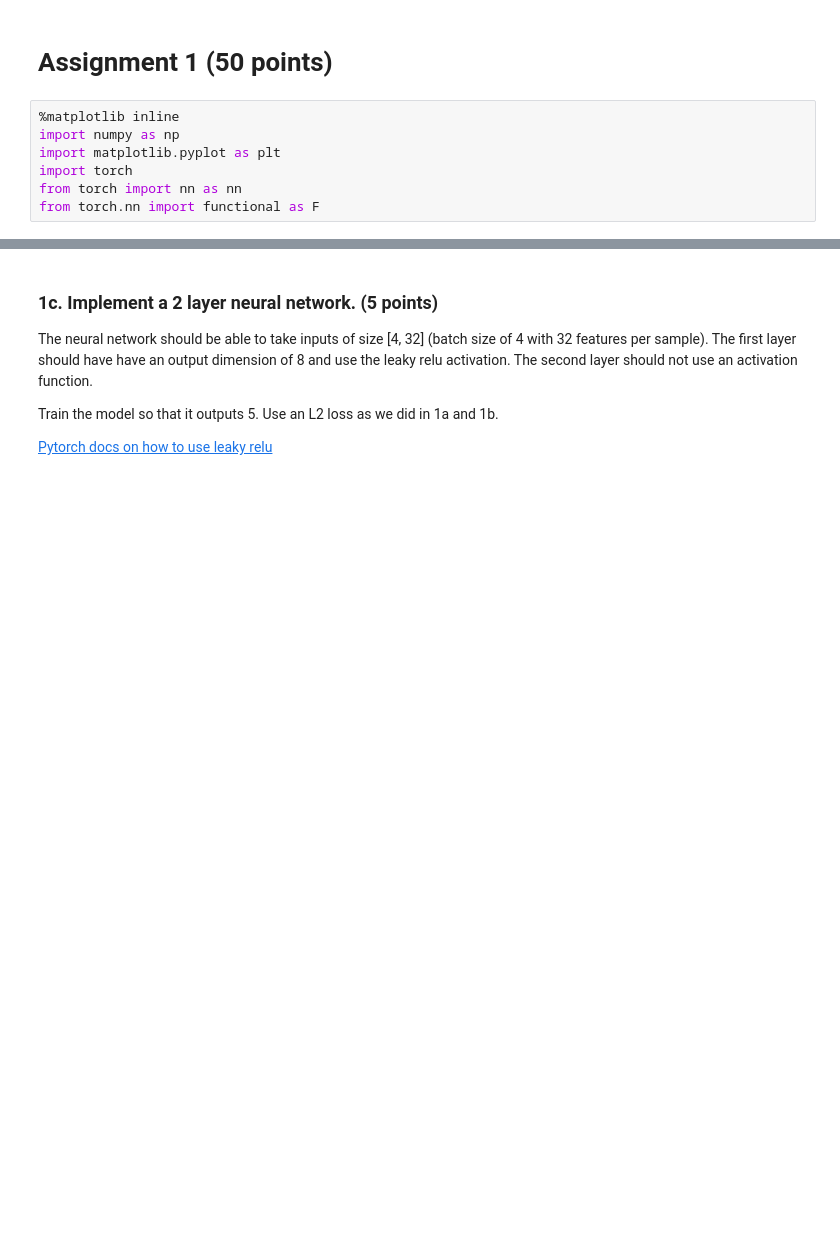
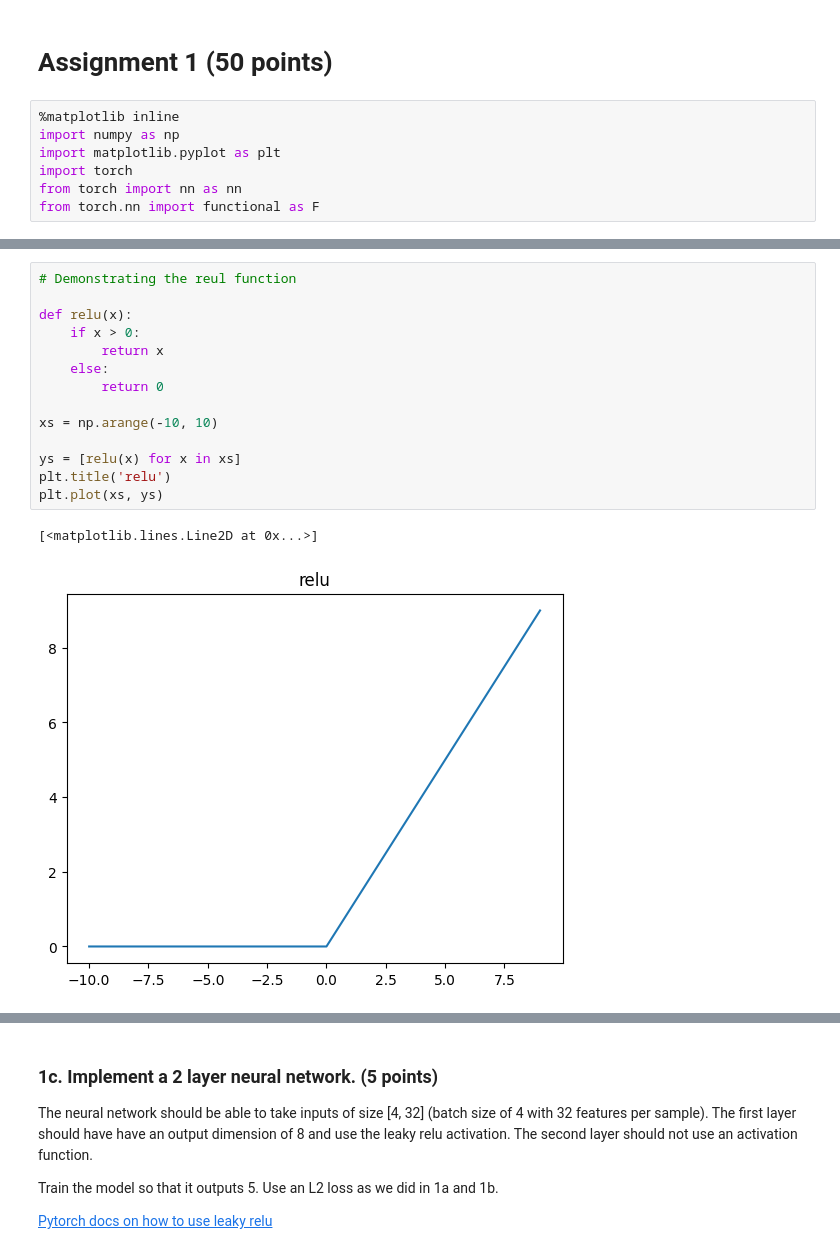
Before and after one commit to parthasarathydNU/gen-ai-coursework, a Jupyter notebook: advanced-llms/Advanced_LLMs_INFO_7374_Assignment_1.ipynb, the cells around one changed output, grey strips where cells are left out. Cells and saved outputs as stored; diff of their text form; blank space fills up the shorter version.

```diff
--- a/advanced-llms/Advanced_LLMs_INFO_7374_Assignment_1.ipynb
+++ b/advanced-llms/Advanced_LLMs_INFO_7374_Assignment_1.ipynb
@@ -38 +64,18 @@ How can we use the chain rule to $\frac{\delta L}{\delta w1}$ and $\frac{\delta
+# %%
+# Demonstrating the reul function
+
+def relu(x):
+    if x > 0:
+        return x
+    else:
+        return 0
+
+xs = np.arange(-10, 10)
+
+ys = [relu(x) for x in xs]
+plt.title('relu')
+plt.plot(xs, ys)
+# %% [output]
+[<matplotlib.lines.Line2D at 0x...>]
+[figure, added]
 # %%
```
Also changed, not shown: parts of 24 cells of this notebook.
